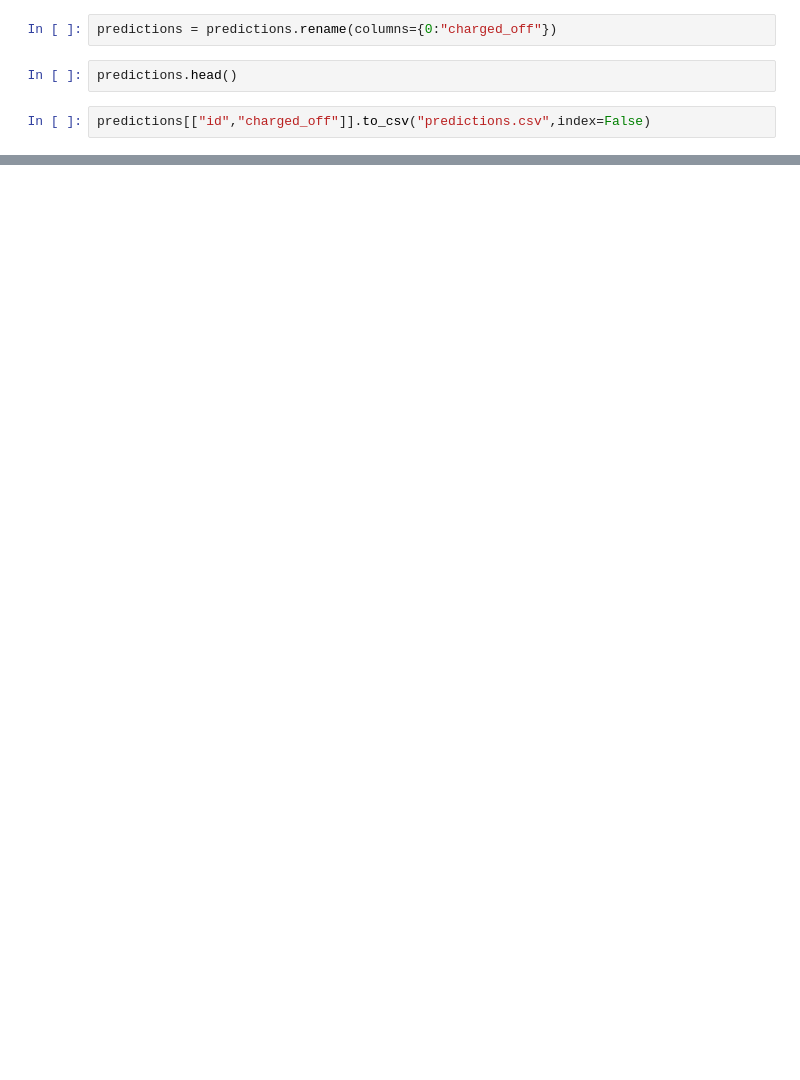
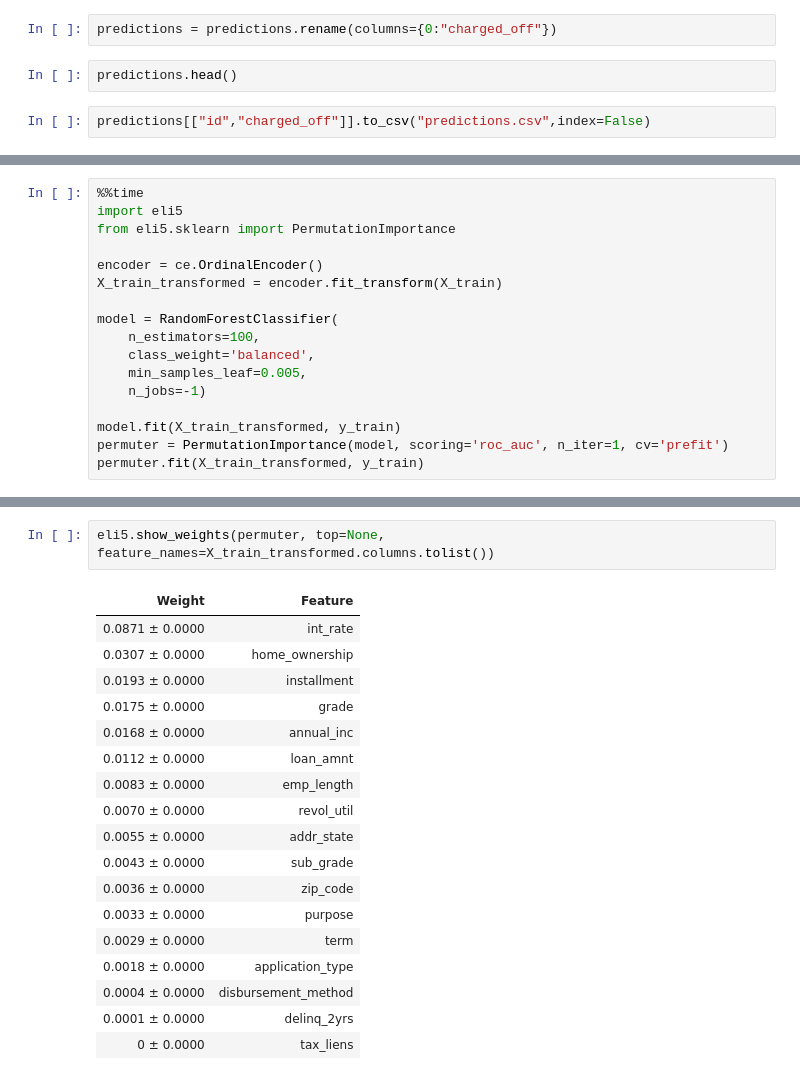
Before and after one commit to bloominstituteoftechnology/DS-Unit-4-Sprint-1-Tree-Ensembles, a Jupyter notebook: module1-decision-trees/assignment1.ipynb, the cells around one changed output, grey strips where cells are left out. Saved outputs shown, nothing was run; the diff lists cells and outputs as text; blank space fills up the shorter version.

```diff
--- a/module1-decision-trees/assignment1.ipynb
+++ b/module1-decision-trees/assignment1.ipynb
@@ -260,0 +391,17 @@ predictions
+# %%
+%%time
+import eli5
+from eli5.sklearn import PermutationImportance
+
+encoder = ce.OrdinalEncoder()
+X_train_transformed = encoder.fit_transform(X_train)
+
+model = RandomForestClassifier(
+    n_estimators=100,
+    class_weight='balanced',
+    min_samples_leaf=0.005,
+    n_jobs=-1)
+
+model.fit(X_train_transformed, y_train)
+permuter = PermutationImportance(model, scoring='roc_auc', n_iter=1, cv='prefit')
+permuter.fit(X_train_transformed, y_train)
@@ -260,0 +411,21 @@ predictions
+# %%
+eli5.show_weights(permuter, top=None, feature_names=X_train_transformed.columns.tolist())
+# %% [output]
+| Weight | Feature |
+| 0.0871 ± 0.0000 | int_rate |
+| 0.0307 ± 0.0000 | home_ownership |
+| 0.0193 ± 0.0000 | installment |
+| 0.0175 ± 0.0000 | grade |
+| 0.0168 ± 0.0000 | annual_inc |
+| 0.0112 ± 0.0000 | loan_amnt |
+| 0.0083 ± 0.0000 | emp_length |
+| 0.0070 ± 0.0000 | revol_util |
+| 0.0055 ± 0.0000 | addr_state |
+| 0.0043 ± 0.0000 | sub_grade |
+| 0.0036 ± 0.0000 | zip_code |
+| 0.0033 ± 0.0000 | purpose |
+| 0.0029 ± 0.0000 | term |
+| 0.0018 ± 0.0000 | application_type |
+| 0.0004 ± 0.0000 | disbursement_method |
+| 0.0001 ± 0.0000 | delinq_2yrs |
+| 0 ± 0.0000 | tax_liens |
```
Also changed, not shown: parts of 19 cells of this notebook, 2 other files.
